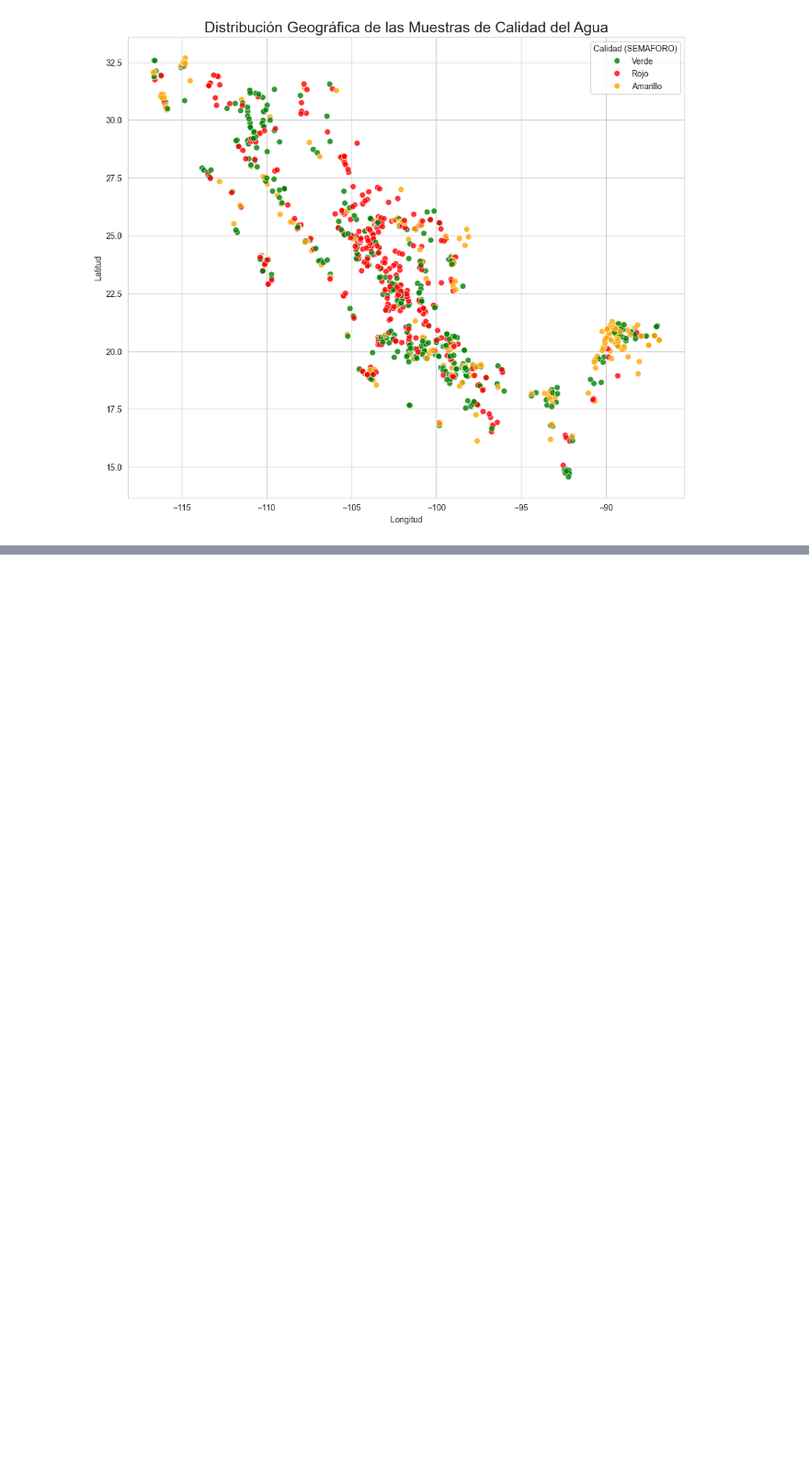
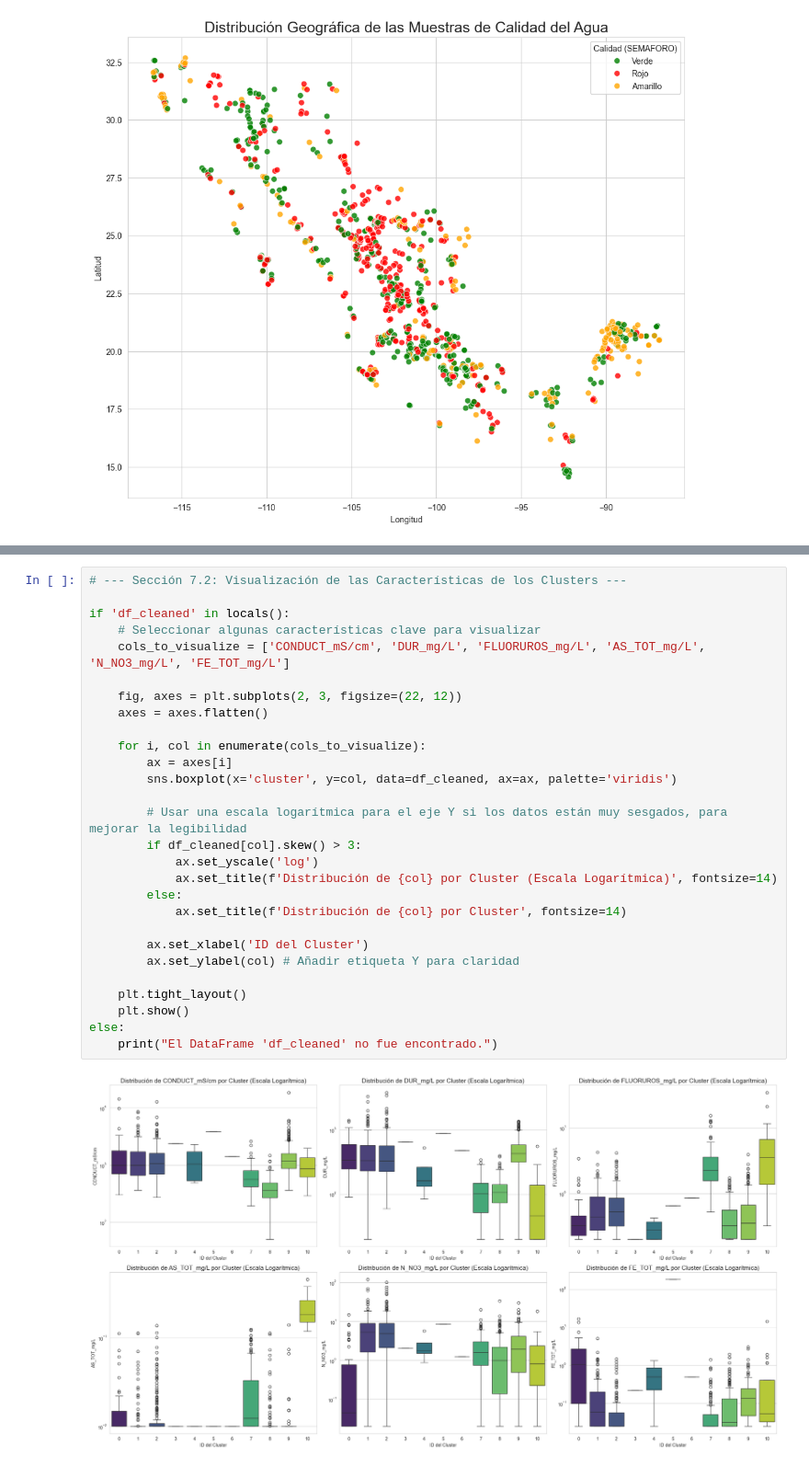
Before and after one commit to danvalvrd/ProyectoFinalIACenfo, a Jupyter notebook: EDA.ipynb, the cells around one changed output, grey strips where cells are left out. Shown at 92% size. Drawn from its saved outputs; the diff is of its cells as text; blank space fills up the shorter version.

```diff
--- a/EDA.ipynb
+++ b/EDA.ipynb
@@ -703,0 +1117,30 @@ El DataFrame 'df_cleaned' se ha exportado exitosamente a: 'datos/df_cleaned.csv'
+# %%
+# --- Sección 7.2: Visualización de las Características de los Clusters ---
+
+if 'df_cleaned' in locals():
+    # Seleccionar algunas características clave para visualizar
+    cols_to_visualize = ['CONDUCT_mS/cm', 'DUR_mg/L', 'FLUORUROS_mg/L', 'AS_TOT_mg/L', 'N_NO3_mg/L', 'FE_TOT_mg/L']
+
+    fig, axes = plt.subplots(2, 3, figsize=(22, 12))
+    axes = axes.flatten()
+
+    for i, col in enumerate(cols_to_visualize):
+        ax = axes[i]
+        sns.boxplot(x='cluster', y=col, data=df_cleaned, ax=ax, palette='viridis')
+
+        # Usar una escala logarítmica para el eje Y si los datos están muy sesgados, para mejorar la legibilidad
+        if df_cleaned[col].skew() > 3:
+            ax.set_yscale('log')
+            ax.set_title(f'Distribución de {col} por Cluster (Escala Logarítmica)', fontsize=14)
+        else:
+            ax.set_title(f'Distribución de {col} por Cluster', fontsize=14)
+
+        ax.set_xlabel('ID del Cluster')
+        ax.set_ylabel(col) # Añadir etiqueta Y para claridad
+
+    plt.tight_layout()
+    plt.show()
+else:
+    print("El DataFrame 'df_cleaned' no fue encontrado.")
+# %% [output]
+[figure, added]
```
Also changed, not shown: parts of 14 cells of this notebook.
